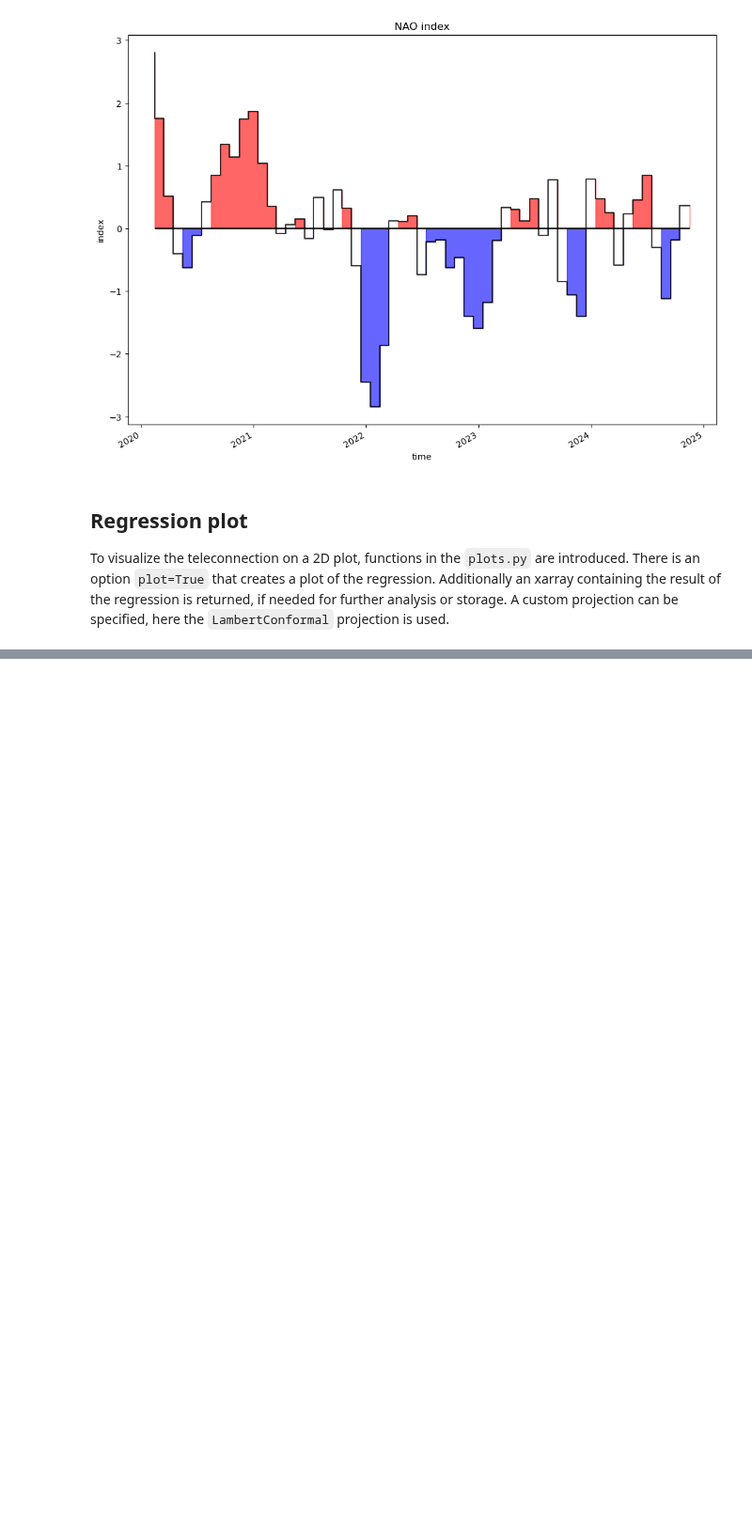
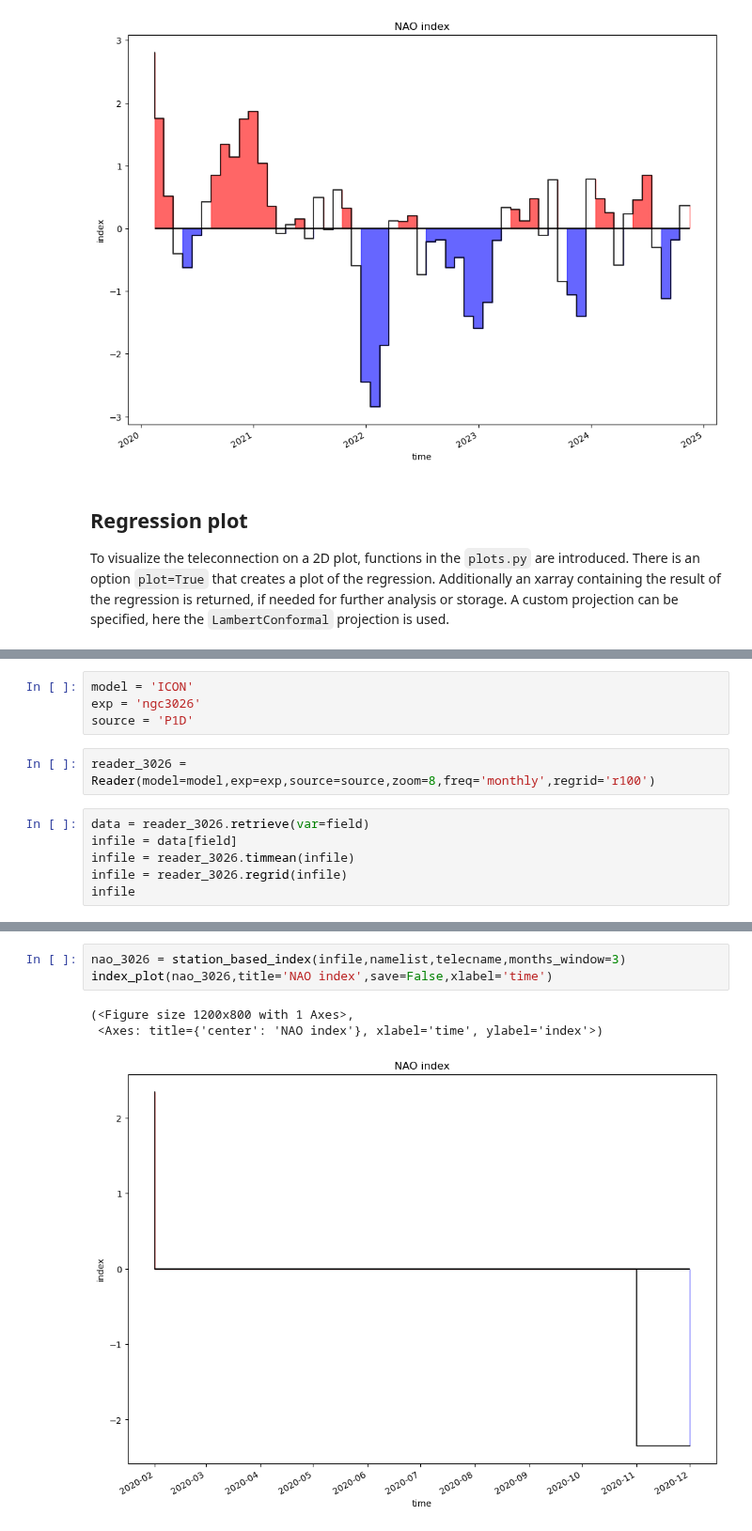
Before and after one commit to DestinE-Climate-DT/AQUA, a Jupyter notebook: diagnostics/teleconnections/notebooks/NAO_cycle_3.ipynb, the cells around one changed output, grey strips where cells are left out. Shown at 94% size. Saved outputs shown, nothing was run; the diff lists cells and outputs as text; blank space fills up the shorter version.

```diff
--- a/diagnostics/teleconnections/notebooks/NAO_cycle_3.ipynb
+++ b/diagnostics/teleconnections/notebooks/NAO_cycle_3.ipynb
@@ -111,0 +150,12 @@ reg_plot(nao,infile,save=False,projection_type='LambertConformal',title='NAO ind
+# %%
+model = 'ICON'
+exp = 'ngc3026'
+source = 'P1D'
+# %%
+reader_3026 = Reader(model=model,exp=exp,source=source,zoom=8,freq='monthly',regrid='r100')
+# %%
+data = reader_3026.retrieve(var=field)
+infile = data[field]
+infile = reader_3026.timmean(infile)
+infile = reader_3026.regrid(infile)
+infile
@@ -111,0 +188,7 @@ reg_plot(nao,infile,save=False,projection_type='LambertConformal',title='NAO ind
+# %%
+nao_3026 = station_based_index(infile,namelist,telecname,months_window=3)
+index_plot(nao_3026,title='NAO index',save=False,xlabel='time')
+# %% [output]
+(<Figure size 1200x800 with 1 Axes>,
+ <Axes: title={'center': 'NAO index'}, xlabel='time', ylabel='index'>)
+[figure, added]
```
Also changed, not shown: parts of 25 cells of this notebook.
